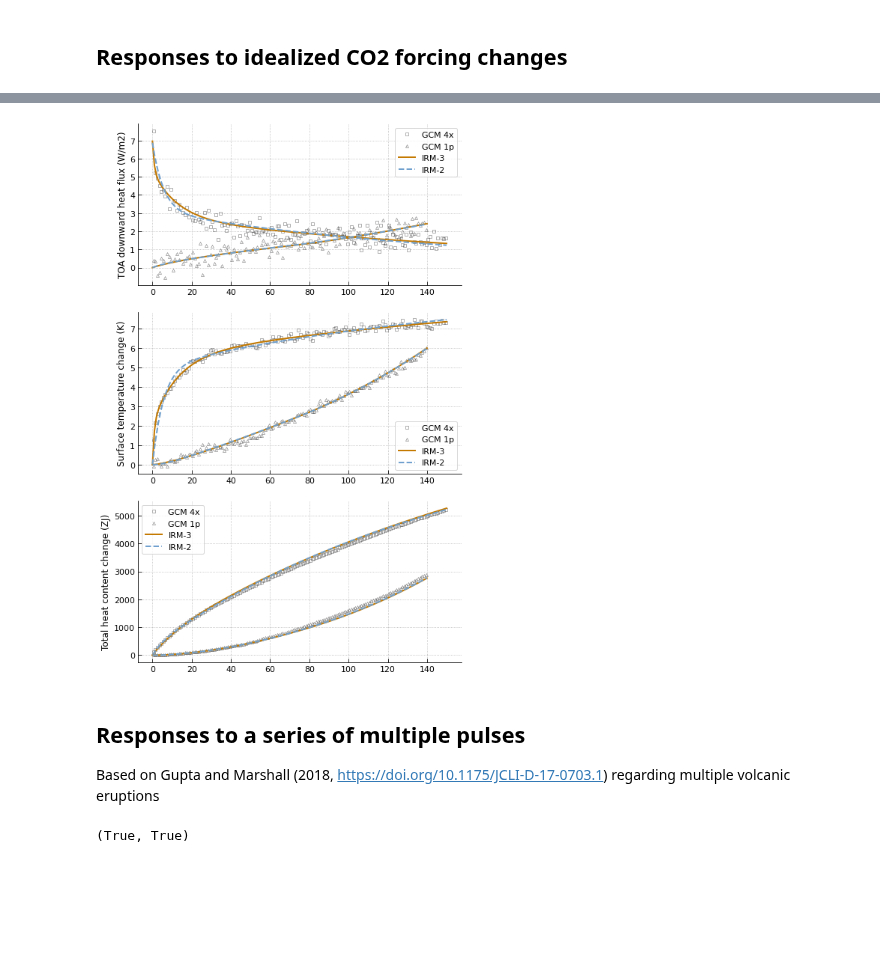
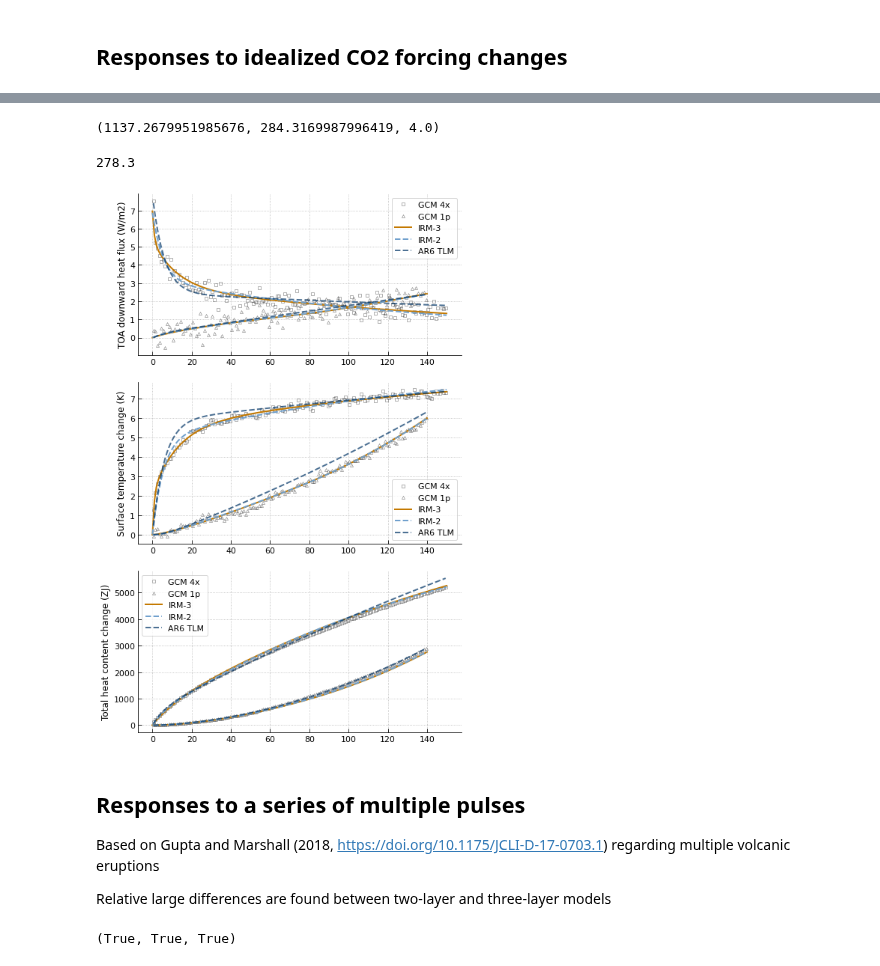
Before and after one commit to tsutsui1872/mce, a Jupyter notebook: notebook/pulse_response.ipynb, the cells around one changed output, grey strips where cells are left out. Cells and saved outputs as stored; diff of their text form; code cells hidden in the pictures; blank space fills up the shorter version.

```diff
--- a/notebook/pulse_response.ipynb
+++ b/notebook/pulse_response.ipynb
@@ -246,3 +293,33 @@ df_irm3_1p = drv.run(np.arange(141).astype('d'))
+# %%
+cco2_4x.iloc[0], cco2_1p.iloc[0], cco2_4x.iloc[0] / cco2_1p.iloc[0]
+# %% [output]
+(1137.2679951985676, 284.3169987996419, 4.0)
+# %%
+# CO2 forcing by the AR6 scheme
+drv = DriverBase()
+
+q_base = drv.forcing.c2erf_ar6('CO2', cco2_1p.iloc[0])
+q4x = drv.forcing.c2erf_ar6('CO2', cco2_4x.iloc[0]) - q_base
+q1p = drv.forcing.c2erf_ar6('CO2', cco2_1p) - q_base
+# %%
+# pre-industrial CO2 concentration
+ccref = drv.forcing.parms_ar6_ghg.C0_1750
+ccref
+# %% [output]
+278.3
+# %%
+# Scaling factor based on alpha derived from calibrated q4x
+# (See calib_climate.ipynb)
+parms = parms_set['l2e_ar6']
+sca = parms['kw_rfall']['alpha'] * np.log(2) / drv.forcing.c2erf_ar6('CO2', 2*ccref)
+# %%
+time_4x_m = np.arange(len(cco2_4x)) + 0.5
+time_1p_m = np.arange(len(cco2_1p)) + 0.5
+
+df_irm2e_4x, df_irm2e_1p = wrap_run(
+    2, parms, time_4x_m, time_1p_m,
+    q4x=q4x * sca, q1p=q1p * sca,
+)
 # %%
 myplt.init_regular(
     3, kw_space={'height': 3., 'aspect': 2., 'hspace': 0.5},
@@ -251,44 +328,51 @@ myplt.init_regular(
 kw_gcm = {
     'ls': 'None', 'mec': 'C0', 'mfc': 'none',
     'mew': 0.6, 'ms': 4, 'alpha': 0.5,
 }
-color_nl2 = 'C1'
-color_nl3 = 'C2'
-kw_irm2 = {'lw': 2., 'ls': '--', 'color': color_nl2}
-kw_irm3 = {'lw': 2., 'color': color_nl3}
+kw_irm2 = {'lw': 2., 'ls': '--', 'color': 'C1'}
+kw_irm2e = {'lw': 2., 'ls': '--', 'color': 'C4', 'alpha': 0.7}
+kw_irm3 = {'lw': 2., 'color': 'C2'}
 
 map_label = {
     'rtnt': 'TOA downward heat flux (W/m2)',
     'tas': 'Surface temperature change (K)',
     'thc': 'Total heat content change (ZJ)',
 }
 
 for n, vn in enumerate(['rtnt', 'tas', 'thc']):
     ax = myplt(n)
 
-    ax.plot(time, gcm[('4x', vn)], label='GCM 4x', marker='s', **kw_gcm)
-    ax.plot(time[:140], gcm[('1p', vn)], label='GCM 1p', marker='^', **kw_gcm)
+    d1 = df_4x_gcm[vn]
+    ax.plot(d1.index, d1, label='GCM 4x', marker='s', **kw_gcm)
+    d1 = df_1p_gcm[vn]
+    ax.plot(d1.index, d1, label='GCM 1p', marker='^', **kw_gcm)
 
     d1 = df_irm3_4x[vn]
     ax.plot(d1.index, d1, label='IRM-3', **kw_irm3)
     d1 = df_irm2_4x[vn]
     ax.plot(d1.index, d1, label='IRM-2', **kw_irm2)
+    d1 = df_irm2e_4x[vn]
+    ax.plot(d1.index, d1, label='AR6 TLM', **kw_irm2e)
 
     ax.legend()
 
     d1 = df_irm3_1p[vn]
     ax.plot(d1.index, d1, label='IRM-3', **kw_irm3)
     d1 = df_irm2_1p[vn]
     ax.plot(d1.index, d1, label='IRM-2', **kw_irm2)
+    d1 = df_irm2e_1p[vn]
+    ax.plot(d1.index, d1, label='AR6 TLM', **kw_irm2e)
 
     ax.set_ylabel(map_label[vn])
     ax.grid()
 # %% [output]
-[figure, old version]
+[figure, new version]
 # %% [markdown]
 ## Responses to a series of multiple pulses
 
 Based on Gupta and Marshall (2018, https://doi.org/10.1175/JCLI-D-17-0703.1) regarding multiple volcanic eruptions
+
+Relative large differences are found between two-layer and three-layer models
 # %%
 time = np.arange(60).astype('d')
 erf1 = -1.
@@ -308,10 +395,11 @@ df_3l_peak = drv.get_pulse_peak(time, erf1, duration, interval)
 # %%
 (
     np.allclose(df_2l_peak, df_2l.loc[df_2l_peak.index, df_2l_peak.columns]),
+    np.allclose(df_2le_peak, df_2le.loc[df_2le_peak.index, df_2le_peak.columns]),
     np.allclose(df_3l_peak, df_3l.loc[df_3l_peak.index, df_3l_peak.columns]),
 )
 # %% [output]
-(True, True)
+(True, True, True)
 # %%
 myplt.init_regular(2, kw_space={'aspect': 2., 'hspace': 0.4})
 
```
Also changed, not shown: parts of 26 cells of this notebook.
